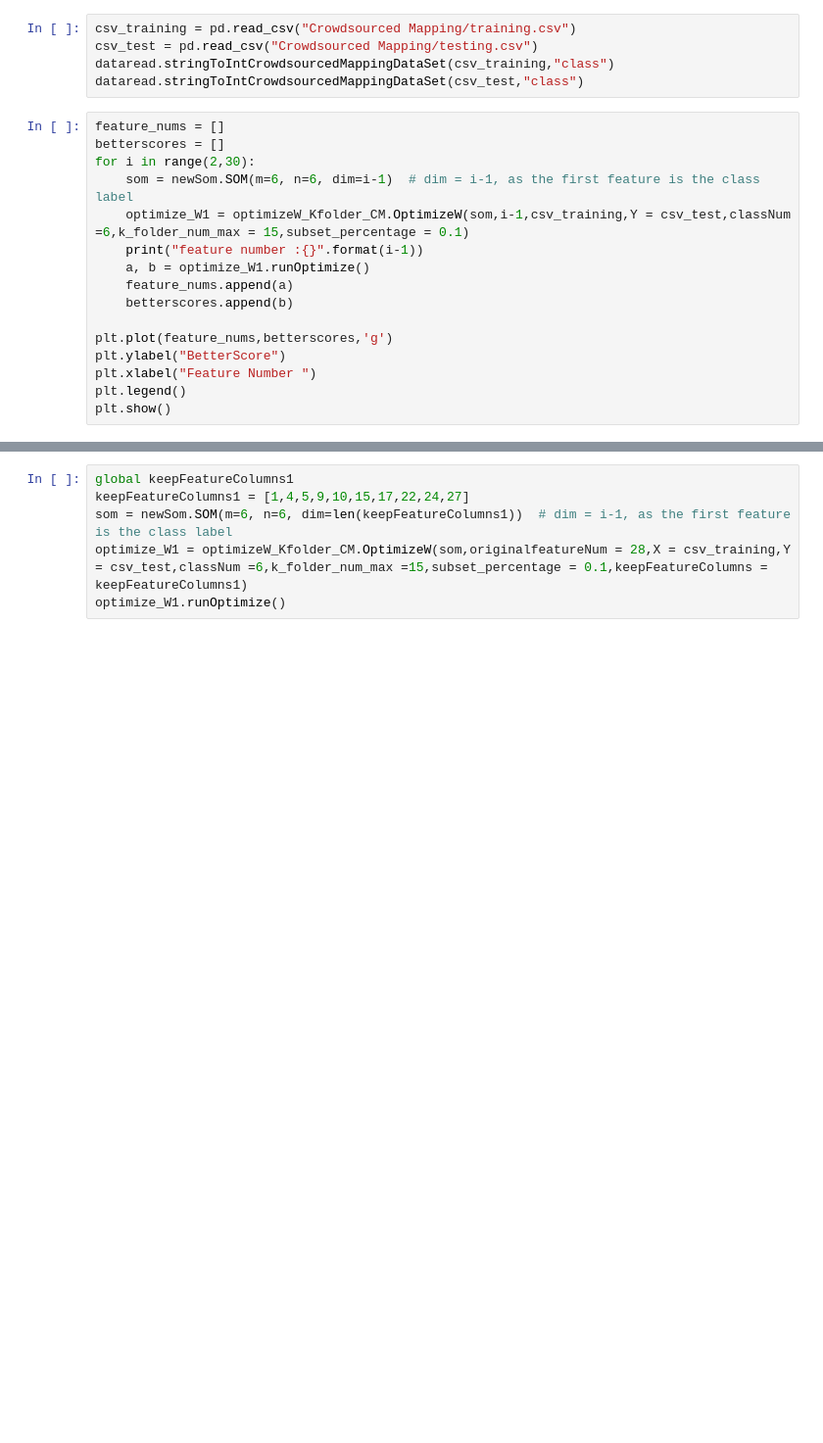
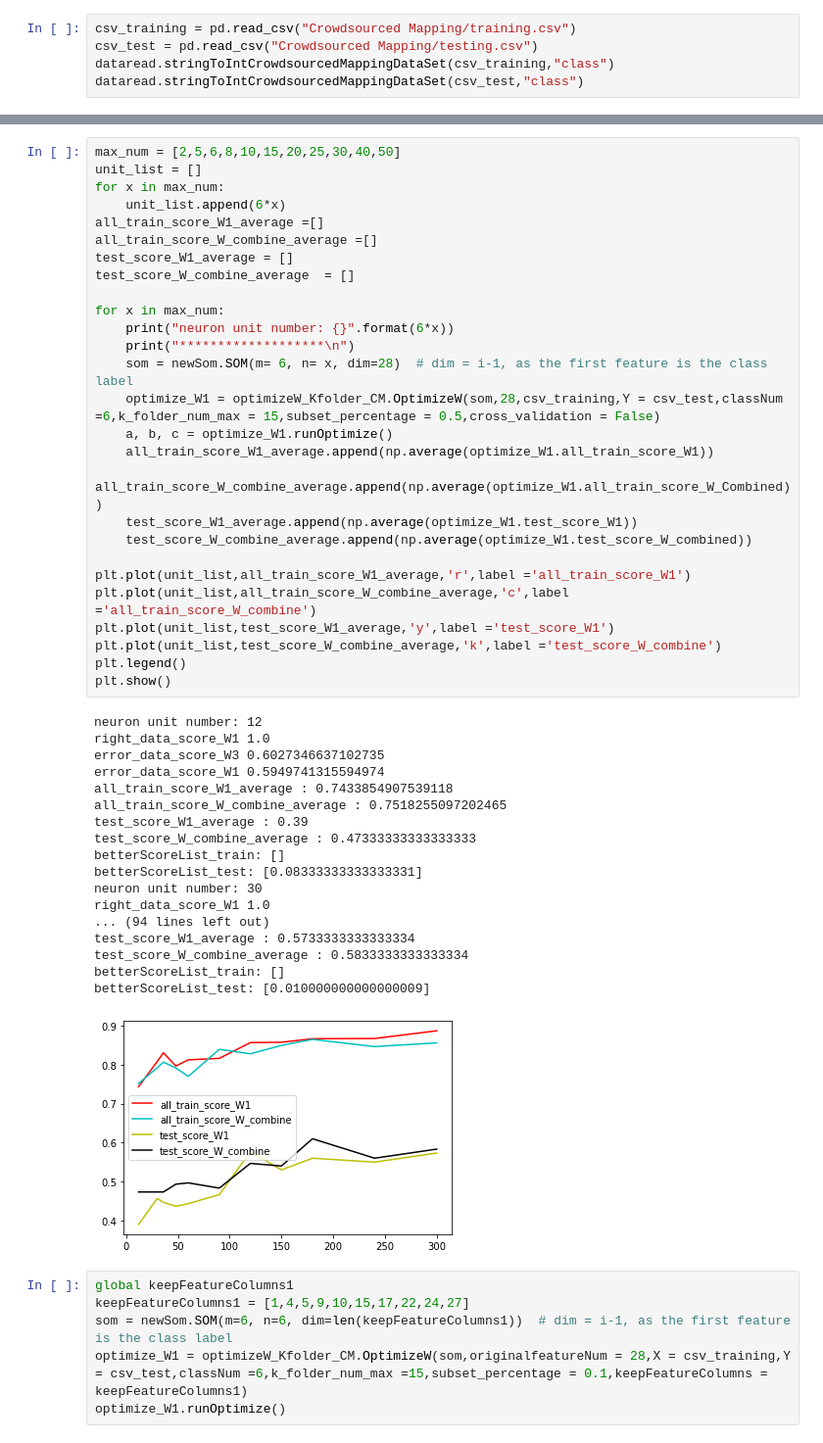
Before and after one commit to foolishfool/JupyterNotebook, a Jupyter notebook: SOM/SOM_OptimizeW_CM_1.ipynb, the cells around one changed output, grey strips where cells are left out. Shown at 98% size. Cells and saved outputs as stored; diff of their text form; blank space fills up the shorter version.

```diff
--- a/SOM/SOM_OptimizeW_CM_1.ipynb
+++ b/SOM/SOM_OptimizeW_CM_1.ipynb
@@ -12,19 +12,3 @@ csv_training = pd.read_csv("Crowdsourced Mapping/training.csv")
 csv_test = pd.read_csv("Crowdsourced Mapping/testing.csv")
 dataread.stringToIntCrowdsourcedMappingDataSet(csv_training,"class")
 dataread.stringToIntCrowdsourcedMappingDataSet(csv_test,"class")
-# %%
-feature_nums = []
-betterscores = []
-for i in range(2,30):
-    som = newSom.SOM(m=6, n=6, dim=i-1)  # dim = i-1, as the first feature is the class label
-    optimize_W1 = optimizeW_Kfolder_CM.OptimizeW(som,i-1,csv_training,Y = csv_test,classNum =6,k_folder_num_max = 15,subset_percentage = 0.1)
-    print("feature number :{}".format(i-1))
-    a, b = optimize_W1.runOptimize()
-    feature_nums.append(a)
-    betterscores.append(b)
-
-plt.plot(feature_nums,betterscores,'g')
-plt.ylabel("BetterScore")
-plt.xlabel("Feature Number ")
-plt.legend()
-plt.show()
@@ -198,3 +53,49 @@ betterScoreList_test: []
+# %%
+max_num = [2,5,6,8,10,15,20,25,30,40,50]
+unit_list = []
+for x in max_num:
+    unit_list.append(6*x)
+all_train_score_W1_average =[]
+all_train_score_W_combine_average =[]
+test_score_W1_average = []
+test_score_W_combine_average  = []
+
+for x in max_num:
+    print("neuron unit number: {}".format(6*x))
+    print("*******************\n")
+    som = newSom.SOM(m= 6, n= x, dim=28)  # dim = i-1, as the first feature is the class label
+    optimize_W1 = optimizeW_Kfolder_CM.OptimizeW(som,28,csv_training,Y = csv_test,classNum =6,k_folder_num_max = 15,subset_percentage = 0.5,cross_validation = False)
+    a, b, c = optimize_W1.runOptimize()
+    all_train_score_W1_average.append(np.average(optimize_W1.all_train_score_W1))
+    all_train_score_W_combine_average.append(np.average(optimize_W1.all_train_score_W_Combined))
+    test_score_W1_average.append(np.average(optimize_W1.test_score_W1))
+    test_score_W_combine_average.append(np.average(optimize_W1.test_score_W_combined))
+
+plt.plot(unit_list,all_train_score_W1_average,'r',label ='all_train_score_W1')
+plt.plot(unit_list,all_train_score_W_combine_average,'c',label ='all_train_score_W_combine')
+plt.plot(unit_list,test_score_W1_average,'y',label ='test_score_W1')
+plt.plot(unit_list,test_score_W_combine_average,'k',label ='test_score_W_combine')
+plt.legend()
+plt.show()
+# %% [output]
+neuron unit number: 12
+right_data_score_W1 1.0
+error_data_score_W3 0.6027346637102735
+error_data_score_W1 0.5949741315594974
+all_train_score_W1_average : 0.7433854907539118
+all_train_score_W_combine_average : 0.7518255097202465
+test_score_W1_average : 0.39
+test_score_W_combine_average : 0.47333333333333333
+betterScoreList_train: []
+betterScoreList_test: [0.08333333333333331]
+neuron unit number: 30
+right_data_score_W1 1.0
+... (94 lines left out)
+test_score_W1_average : 0.5733333333333334
+test_score_W_combine_average : 0.5833333333333334
+betterScoreList_train: []
+betterScoreList_test: [0.010000000000000009]
+[figure, added]
 # %%
 global keepFeatureColumns1
 keepFeatureColumns1 = [1,4,5,9,10,15,17,22,24,27]
```
Also changed, not shown: parts of 12 cells of this notebook, 3 other files.
